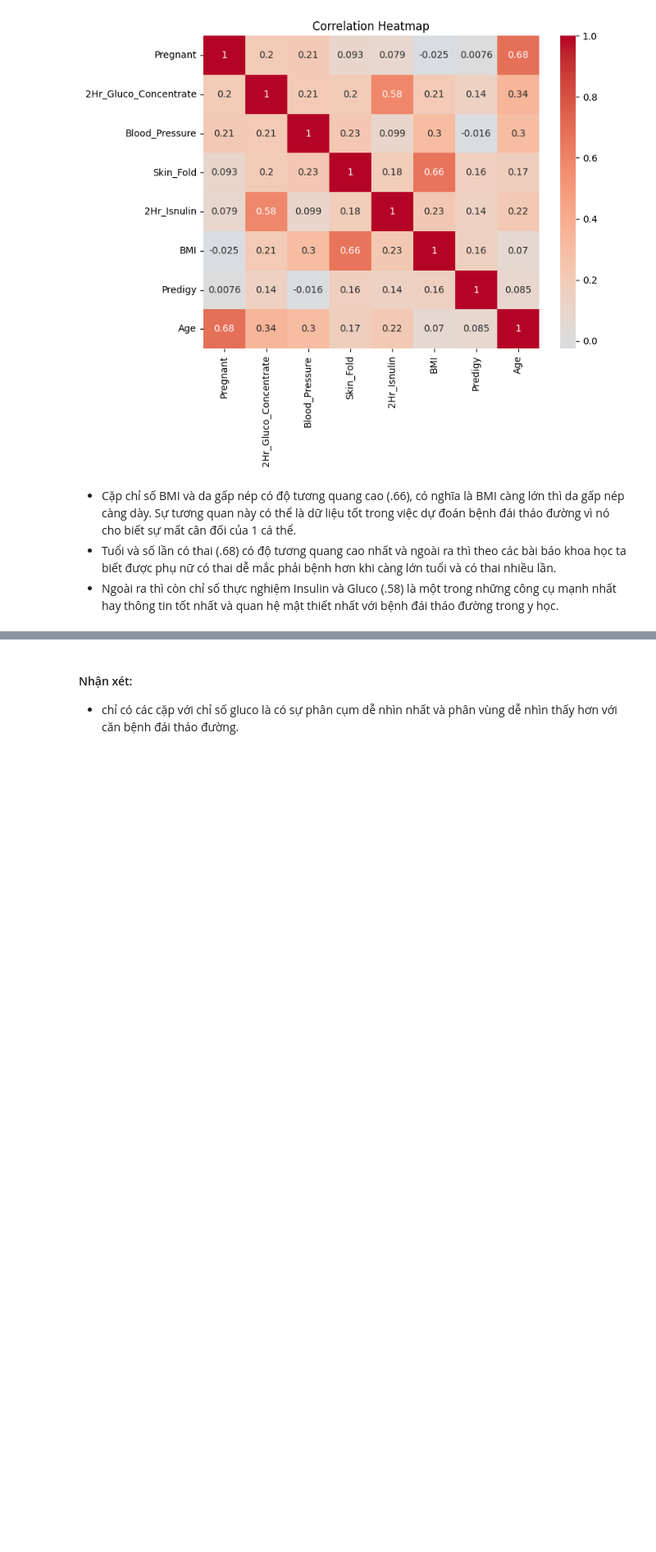
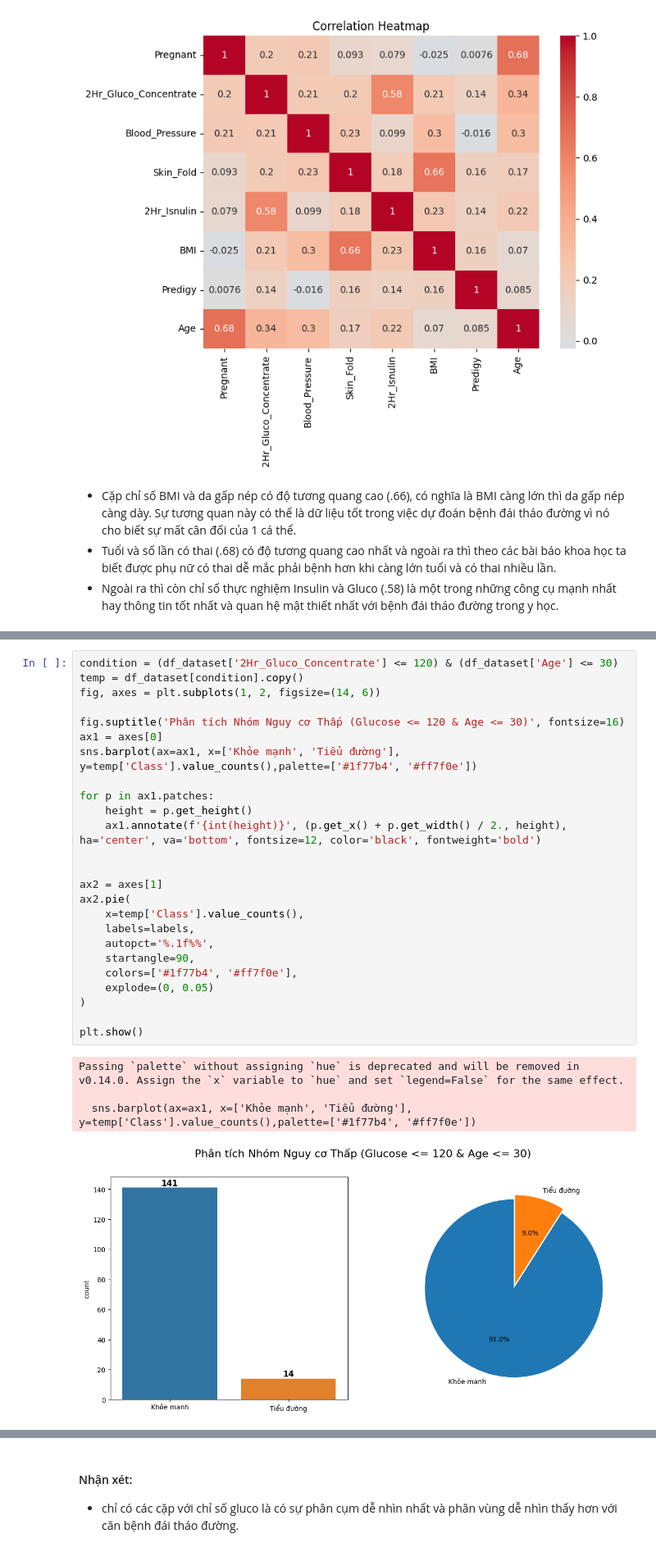
Before and after one commit to Deku6305/sgu2025-2026_ML_basic_nhom3changlinhngulam, a Jupyter notebook: diabetes/EDA.ipynb, the cells around one changed output, grey strips where cells are left out. Shown at 82% size. Saved outputs shown, nothing was run; the diff lists cells and outputs as text; blank space fills up the shorter version.

```diff
--- a/diabetes/EDA.ipynb
+++ b/diabetes/EDA.ipynb
@@ -180,3 +237,33 @@ plt.show()
+# %%
+condition = (df_dataset['2Hr_Gluco_Concentrate'] <= 120) & (df_dataset['Age'] <= 30)
+temp = df_dataset[condition].copy()
+fig, axes = plt.subplots(1, 2, figsize=(14, 6))
+
+fig.suptitle('Phân tích Nhóm Nguy cơ Thấp (Glucose <= 120 & Age <= 30)', fontsize=16)
+ax1 = axes[0]
+sns.barplot(ax=ax1, x=['Khỏe mạnh', 'Tiểu đường'], y=temp['Class'].value_counts(),palette=['#1f77b4', '#ff7f0e'])
+
+for p in ax1.patches:
+    height = p.get_height()
+    ax1.annotate(f'{int(height)}', (p.get_x() + p.get_width() / 2., height), ha='center', va='bottom', fontsize=12, color='black', fontweight='bold')
+
+
+ax2 = axes[1]
+ax2.pie(
+    x=temp['Class'].value_counts(),
+    labels=labels,
+    autopct='%.1f%%',
+    startangle=90,
+    colors=['#1f77b4', '#ff7f0e'],
+    explode=(0, 0.05)
+)
+
+plt.show()
+# %% [output]
+Passing `palette` without assigning `hue` is deprecated and will be removed in v0.14.0. Assign the `x` variable to `hue` and set `legend=False` for the same effect.
+
+  sns.barplot(ax=ax1, x=['Khỏe mạnh', 'Tiểu đường'], y=temp['Class'].value_counts(),palette=['#1f77b4', '#ff7f0e'])
+[figure, added]
 # %%
 plt.figure(figsize=(8,6))
 sns.pairplot(df_dataset, hue= "Class")
```
Also changed, not shown: parts of 7 cells of this notebook.
